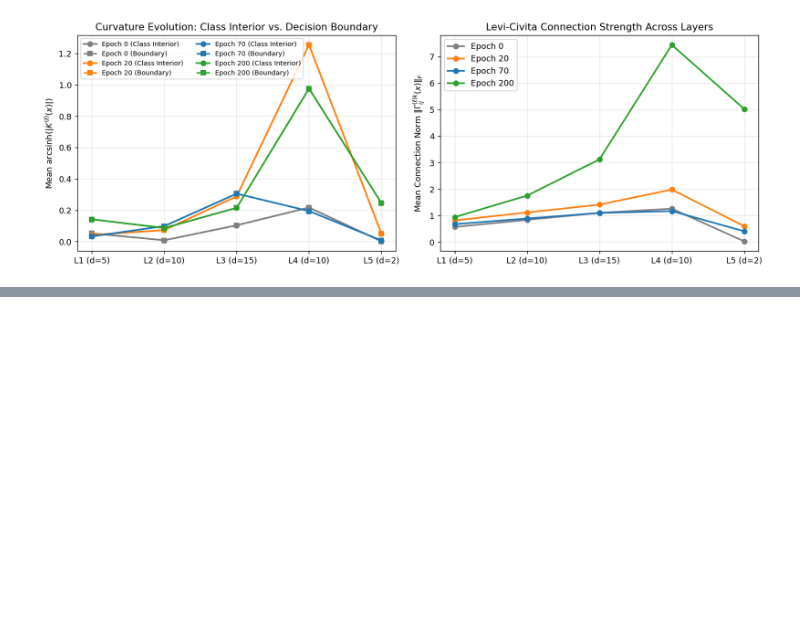
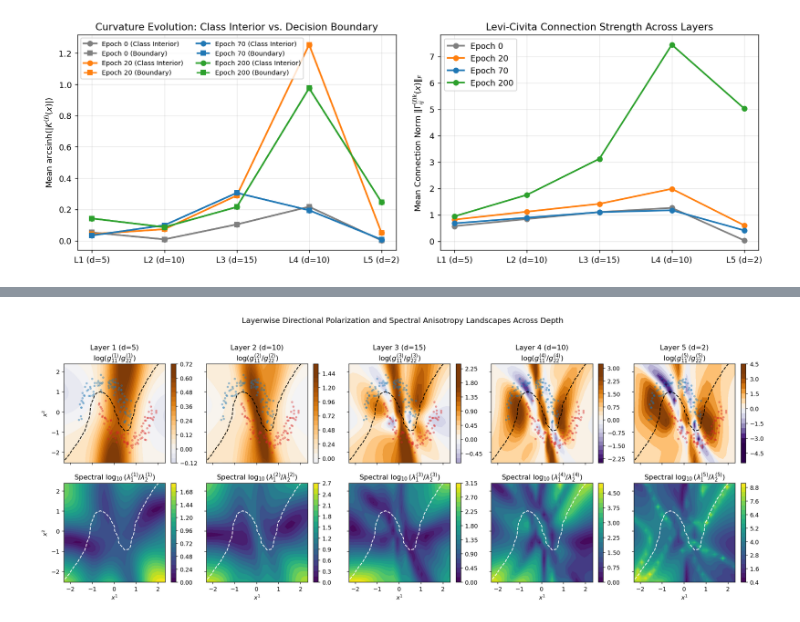
Before and after one commit to rramosp/metriclosses, a Jupyter notebook: notebooks/02_layerwise_curvature_evolution.ipynb, the cells around one changed output, grey strips where cells are left out. Drawn from its saved outputs; the diff is of its cells as text; code cells hidden in the pictures; blank space fills up the shorter version.

```diff
--- a/notebooks/02_layerwise_curvature_evolution.ipynb
+++ b/notebooks/02_layerwise_curvature_evolution.ipynb
@@ -165,0 +261,83 @@ plt.show()
+# %%
+fig, axes = plt.subplots(2, 5, figsize=(17.5, 6.8), sharex=True, sharey=True)
+print(f"{'Layer':<10} {'Width':<8} {'Mean log(g11/g22)':>18} {'Mean log10(l1/l2)':>18} {'Boundary log10(l1/l2)':>22}")
+print("-" * 80)
+
+for idx, l_idx in enumerate(layers_list):
+    g_grid_graph = compute_layer_pullback_metric(model, grid_pts, layer_idx=l_idx, metric_mode="graph")
+    dir_aniso_grid = torch.log(g_grid_graph[:, 0, 0] / g_grid_graph[:, 1, 1]).detach().numpy().reshape(xx.shape)
+    vmax_a = max(np.percentile(np.abs(dir_aniso_grid), 96), 0.15)
+
+    g_grid_eucl = compute_layer_pullback_metric(model, grid_pts, layer_idx=l_idx, metric_mode="euclidean", eps=1e-7)
+    _, _, cond_grid = compute_metric_spectrum(g_grid_eucl)
+    spec_aniso_grid = torch.log10(torch.clamp(cond_grid, min=1.0)).detach().numpy().reshape(xx.shape)
+
+    g_tr_eucl = compute_layer_pullback_metric(model, X_train, layer_idx=l_idx, metric_mode="euclidean", eps=1e-7)
+    _, _, cond_tr = compute_metric_spectrum(g_tr_eucl)
+    log_cond_tr = torch.log10(torch.clamp(cond_tr, min=1.0)).detach()
+    bnd_cond = log_cond_tr[boundary_mask].mean().item() if boundary_mask.any() else log_cond_tr.mean().item()
+
+    print(
+        f"Layer {l_idx:<4d} d={model.layer_dims[l_idx]:<6d} "
+        f"{dir_aniso_grid.mean():+18.3f} {spec_aniso_grid.mean():18.3f} {bnd_cond:22.3f}"
+    )
+
+    # Row 0: Directional polarization log(g11 / g22)
+    im0 = axes[0, idx].contourf(xx, yy, dir_aniso_grid, levels=22, cmap="PuOr_r", vmin=-vmax_a, vmax=vmax_a)
+    axes[0, idx].contour(xx, yy, probs_grid, levels=[0.5], colors="k", linewidths=1.4, linestyles="--")
+    axes[0, idx].scatter(X_test[y_test == 0, 0], X_test[y_test == 0, 1], c="#1f77b4", s=8, alpha=0.35)
+    axes[0, idx].scatter(X_test[y_test == 1, 0], X_test[y_test == 1, 1], c="#d62728", s=8, alpha=0.35)
+    axes[0, idx].set_title(f"Layer {l_idx} (d={model.layer_dims[l_idx]})\n$\log(g^{{({l_idx})}}_{{11}} / g^{{({l_idx})}}_{{22}})$")
+    plt.colorbar(im0, ax=axes[0, idx], fraction=0.046)
+
+    # Row 1: Spectral condition number log10(lambda_1 / lambda_2)
+    im1 = axes[1, idx].contourf(xx, yy, spec_aniso_grid, levels=22, cmap="viridis")
+    axes[1, idx].contour(xx, yy, probs_grid, levels=[0.5], colors="white", linewidths=1.4, linestyles="--")
+    axes[1, idx].set_title(f"Spectral $\log_{{10}}(\lambda_1^{{({l_idx})}} / \lambda_2^{{({l_idx})}})$")
+    axes[1, idx].set_xlabel("$x^1$")
+    plt.colorbar(im1, ax=axes[1, idx], fraction=0.046)
+
+axes[0, 0].set_ylabel("$x^2$")
+axes[1, 0].set_ylabel("$x^2$")
+plt.suptitle("Layerwise Directional Polarization and Spectral Anisotropy Landscapes Across Depth", y=1.02, fontsize=13)
+plt.tight_layout()
+plt.show()
+
+# Track Spectral and Directional Anisotropy across training epochs
+fig, axes = plt.subplots(1, 2, figsize=(12.8, 4.3))
+for ep, col in zip(epochs_list, colors):
+    probe.load_state_dict(epoch_snapshots[ep])
+    spec_int, spec_bnd, dir_gap = [], [], []
+    for l_idx in layers_list:
+        g_ep_eucl = compute_layer_pullback_metric(probe, X_train, layer_idx=l_idx, metric_mode="euclidean", eps=1e-7)
+        _, _, cond_ep = compute_metric_spectrum(g_ep_eucl)
+        lc = torch.log10(torch.clamp(cond_ep, min=1.0)).detach()
+        spec_int.append(lc[interior_mask].mean().item())
+        spec_bnd.append(lc[boundary_mask].mean().item() if boundary_mask.any() else lc.mean().item())
+
+        g_ep_graph = compute_layer_pullback_metric(probe, X_train, layer_idx=l_idx, metric_mode="graph").detach()
+        lr = torch.log(g_ep_graph[:, 0, 0] / g_ep_graph[:, 1, 1])
+        dir_gap.append((lr[y_train == 1].mean() - lr[y_train == 0].mean()).item())
+
+    axes[0].plot(layers_list, spec_int, "o-", lw=2, color=col, label=f"Epoch {ep} (Interior)")
+    axes[0].plot(layers_list, spec_bnd, "s--", lw=1.8, color=col, label=f"Epoch {ep} (Boundary)")
+    axes[1].plot(layers_list, dir_gap, "o-", lw=2, color=col, label=f"Epoch {ep}")
+
+axes[0].set_xticks(layers_list)
+axes[0].set_xticklabels([f"L{l} (d={model.layer_dims[l]})" for l in layers_list])
+axes[0].set_ylabel("Mean Spectral Anisotropy $\mathbb{E}[\log_{10}(\lambda_1^{(\ell)} / \lambda_2^{(\ell)})]$")
+axes[0].set_title("Spectral Anisotropy Evolution: Interior vs. Boundary")
+axes[0].legend(fontsize=8, ncol=2)
+axes[0].grid(alpha=0.3)
+
+axes[1].axhline(0.0, color="k", lw=1.0, ls=":")
+axes[1].set_xticks(layers_list)
+axes[1].set_xticklabels([f"L{l} (d={model.layer_dims[l]})" for l in layers_list])
+axes[1].set_ylabel("Directional Polarization Gap $\Delta \log(g^{(\ell)}_{11} / g^{(\ell)}_{22})$")
+axes[1].set_title("Class Directional Anisotropy Separation Across Training Epochs")
+axes[1].legend(fontsize=8.5)
+axes[1].grid(alpha=0.3)
+
+plt.tight_layout()
+plt.show()
+# %% [output]
@@ -165,0 +351 @@ plt.show()
+[figure, added]
```
Also changed, not shown: parts of 4 cells of this notebook, 4 other files.
